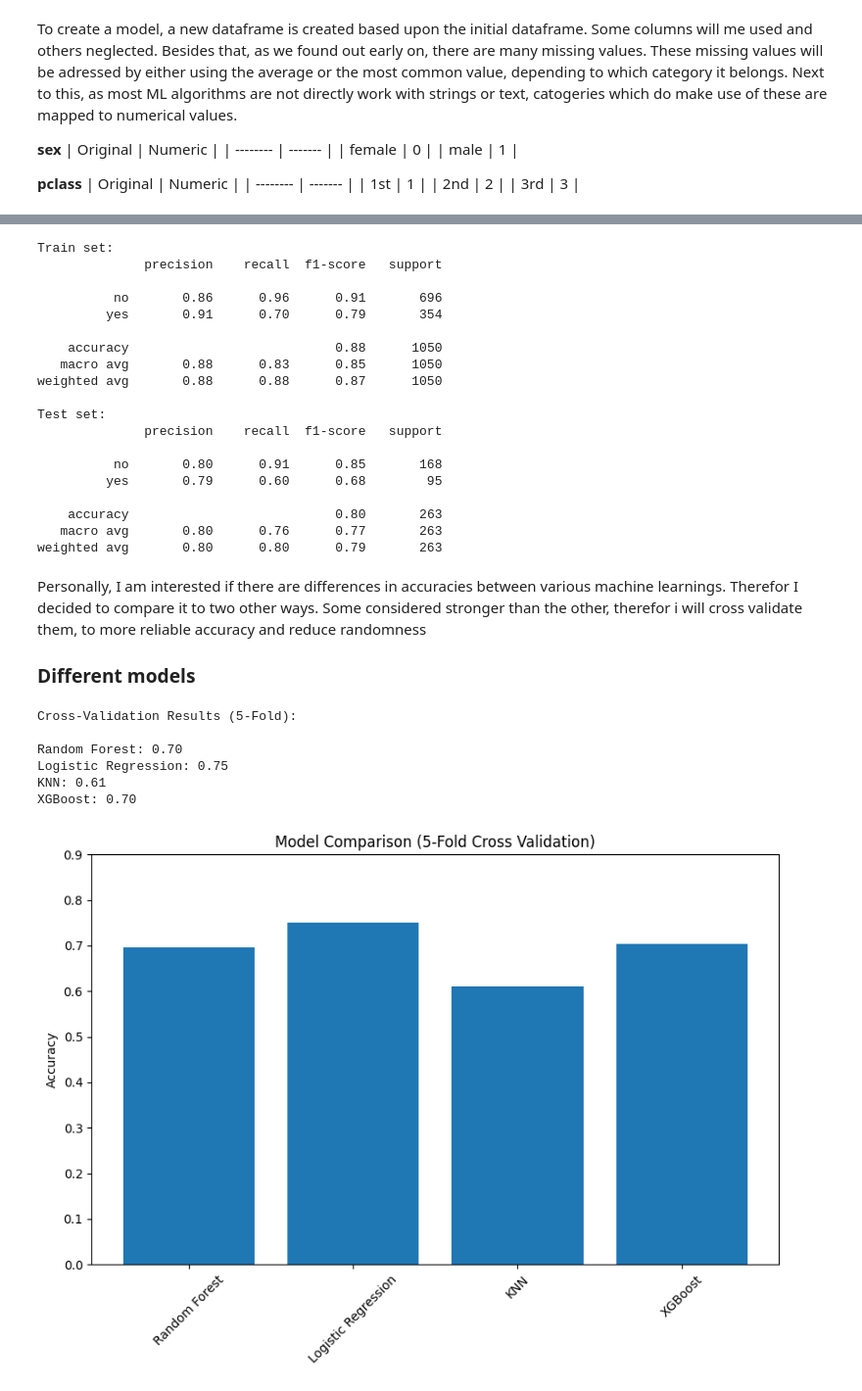
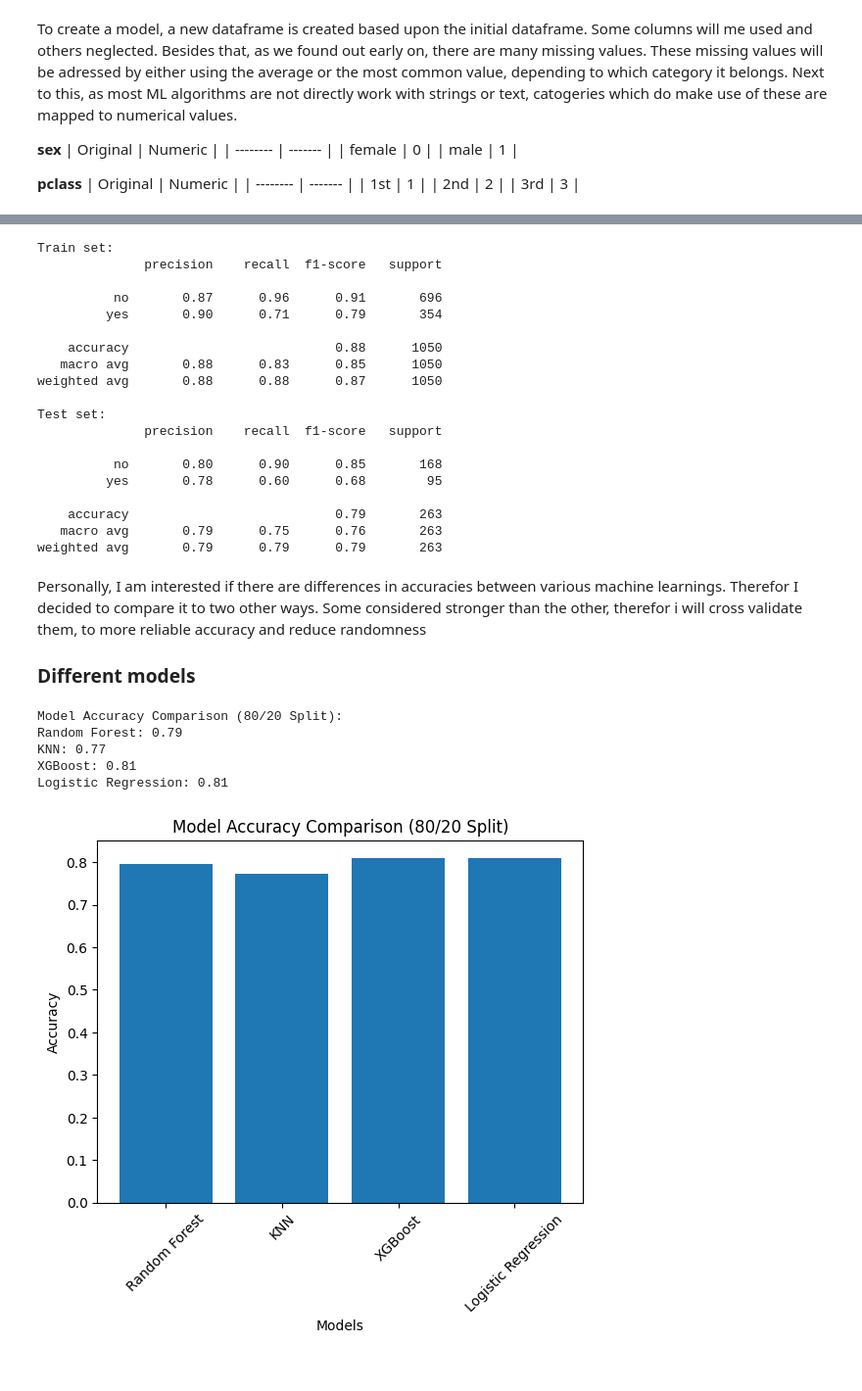
Before and after one commit to caseystijlaart/Fontys, a Jupyter notebook: sem-7-AI/ass/titanic.ipynb, the cells around one changed output, grey strips where cells are left out. Shown at 98% size. Saved outputs shown, nothing was run; the diff lists cells and outputs as text; code cells hidden in the pictures.

```diff
--- a/sem-7-AI/ass/titanic.ipynb
+++ b/sem-7-AI/ass/titanic.ipynb
@@ -229,6 +233,7 @@ x["pclass"] = x["pclass"].map({"1st":1, "2nd":2, "3rd":3}).astype(int)
 x["sex"] = x["sex"].map({"male":0, "female":1}).astype(int)
 
 x = pandas.get_dummies(x, columns=['embarked'], drop_first=False)
+x = pandas.get_dummies(x, columns=['pclass'],drop_first=False)
 
 x.sample(5)
 # %% [output]
@@ -302,8 +319,8 @@ print(report)
 Train set:
               precision    recall  f1-score   support
 
-          no       0.86      0.96      0.91       696
-         yes       0.91      0.70      0.79       354
+          no       0.87      0.96      0.91       696
+         yes       0.90      0.71      0.79       354
 
     accuracy                           0.88      1050
    macro avg       0.88      0.83      0.85      1050
@@ -312,12 +329,12 @@ weighted avg       0.88      0.88      0.87      1050
 Test set:
               precision    recall  f1-score   support
 
-          no       0.80      0.91      0.85       168
-         yes       0.79      0.60      0.68        95
+          no       0.80      0.90      0.85       168
+         yes       0.78      0.60      0.68        95
 
-    accuracy                           0.80       263
-   macro avg       0.80      0.76      0.77       263
-weighted avg       0.80      0.80      0.79       263
+    accuracy                           0.79       263
+   macro avg       0.79      0.75      0.76       263
+weighted avg       0.79      0.79      0.79       263
 # %% [markdown]
 Personally, I am interested if there are differences in accuracies between various machine learnings.
 Therefor I decided to compare it to two other ways.
@@ -351,43 +368,29 @@ lr_model = LogisticRegression(max_iter=1000)
 lr_model.fit(X_train, y_train)
 y_pred_lr = lr_model.predict(X_test)
 accuracy_lr = accuracy_score(y_test, y_pred_lr)
+
+print("Model Accuracy Comparison (80/20 Split):")
+print(f"Random Forest: {accuracy_rf:.2f}")
+print(f"KNN: {accuracy_knn:.2f}")
+print(f"XGBoost: {accuracy_xgb:.2f}")
+print(f"Logistic Regression: {accuracy_lr:.2f}")
+# %% [output]
+Model Accuracy Comparison (80/20 Split):
+Random Forest: 0.79
+KNN: 0.77
+XGBoost: 0.81
+Logistic Regression: 0.81
-# %%
-from sklearn.model_selection import cross_val_score
-
-models = {
-    "Random Forest": rf_model,
-    "Logistic Regression": lr_model,
-    "KNN": knn_model,
-    "XGBoost": xgb_model
-}
-
-print("Cross-Validation Results (5-Fold):\n")
-
-cv_results = {}
-
-for name, model in models.items():
-    scores = cross_val_score(model, x, y, cv=5, scoring='accuracy')
-    cv_results[name] = scores.mean()
-    print(f"{name}: {scores.mean():.2f}")
-# %% [output]
-Cross-Validation Results (5-Fold):
-
-Random Forest: 0.70
-Logistic Regression: 0.75
-KNN: 0.61
-XGBoost: 0.70
 # %%
 import matplotlib.pyplot as plt
 
-names = list(cv_results.keys())
-scores = list(cv_results.values())
+models = ["Random Forest", "KNN", "XGBoost", "Logistic Regression"]
+accuracies = [accuracy_rf, accuracy_knn, accuracy_xgb, accuracy_lr]
 
-plt.figure(figsize=(10,6))
-plt.bar(names, scores)
-plt.xticks(rotation=45)
-plt.ylabel("Accuracy")
-plt.title("Model Comparison (5-Fold Cross Validation)")
-plt.ylim(0.0, 0.9)
-plt.show()
+plt.figure();
+plt.bar(models, accuracies);
+plt.xlabel("Models");
+plt.ylabel("Accuracy");
+plt.title("Model Accuracy Comparison (80/20 Split)");
+plt.xticks(rotation=45);
 # %% [output]
-[figure, old version]
+[figure, new version]
```
Also changed, not shown: parts of 9 cells of this notebook, 3 other files.
